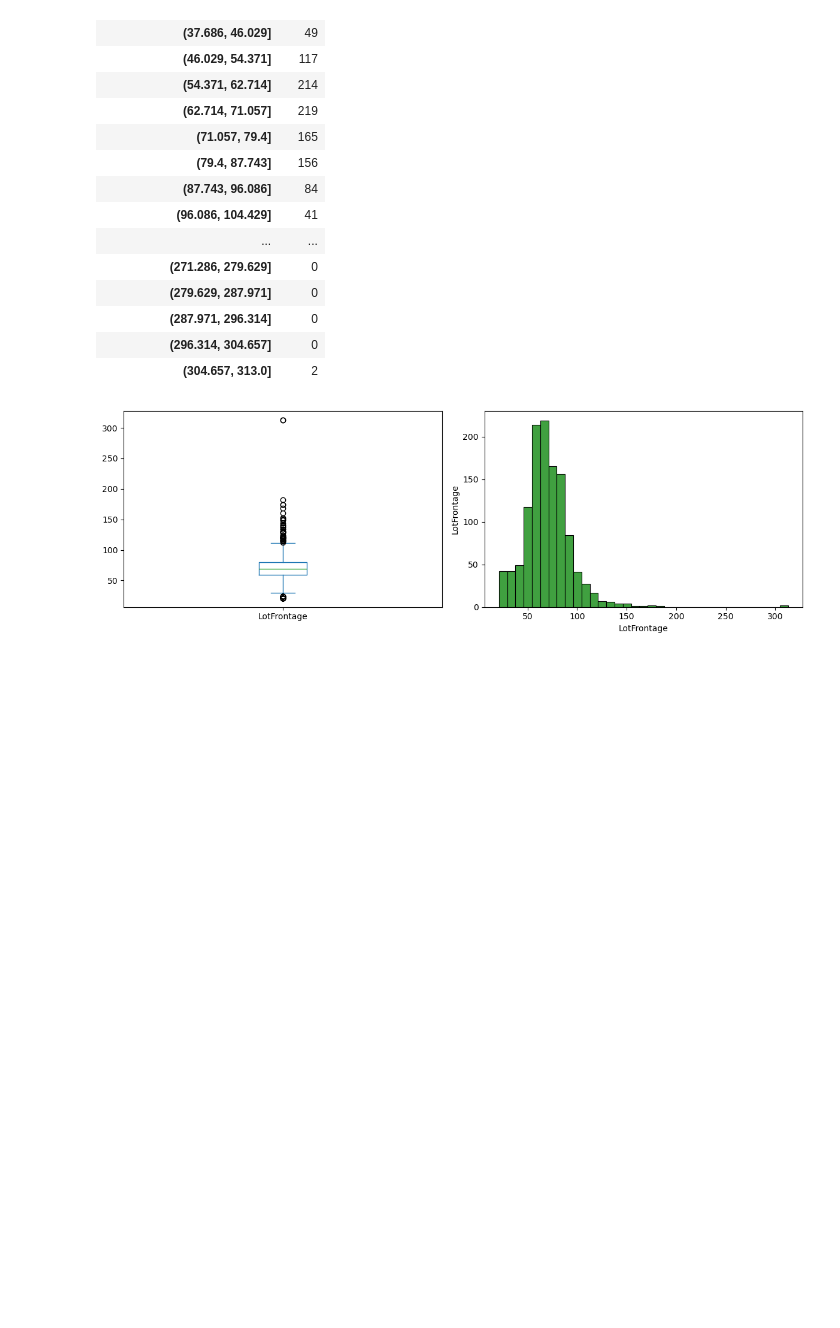
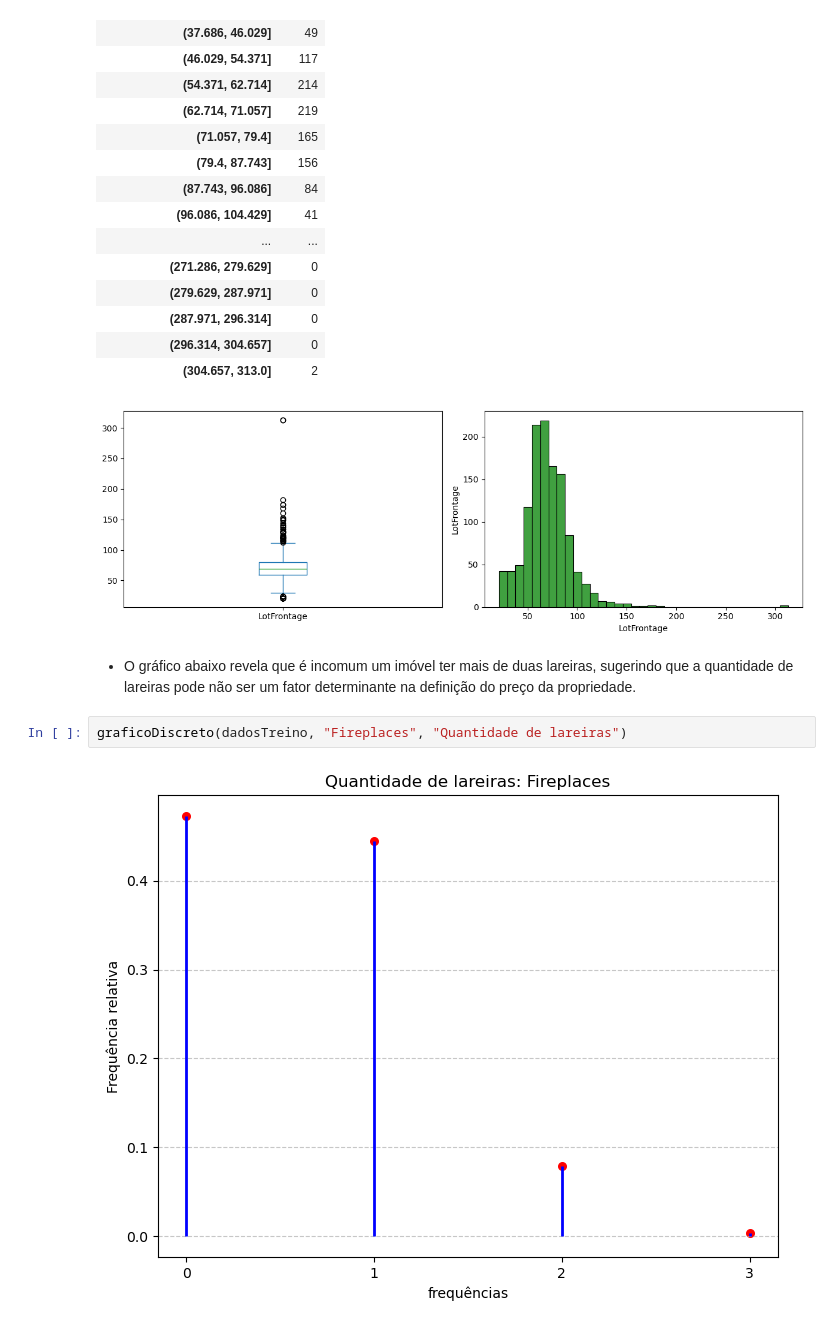
Before and after one commit to Cauaxavier/projeto-ti, a Jupyter notebook: main.ipynb, the cells around one changed output. Saved outputs shown, nothing was run; the diff lists cells and outputs as text; blank space fills up the shorter version.

Commit message:
criando os gráficos univariados

```diff
--- a/main.ipynb
+++ b/main.ipynb
@@ -191,3 +250,9 @@ histograma(dadosTreino, "LotFrontage", 35)
 | (296.314, 304.657] | 0 |
 | (304.657, 313.0] | 2 |
 [figure]
+# %% [markdown]
+- O gráfico abaixo revela que é incomum um imóvel ter mais de duas lareiras, sugerindo que a quantidade de lareiras pode não ser um fator determinante na definição do preço da propriedade.
+# %%
+graficoDiscreto(dadosTreino, "Fireplaces", "Quantidade de lareiras")
+# %% [output]
+[figure, added]
```
Also changed, not shown: parts of 7 cells of this notebook.
